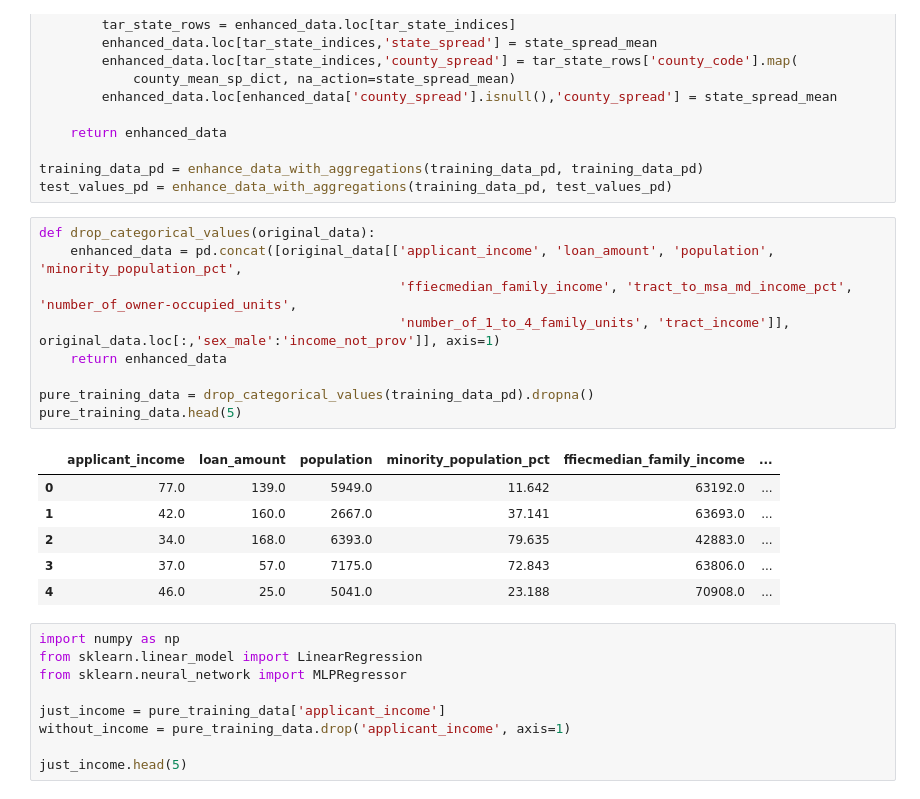
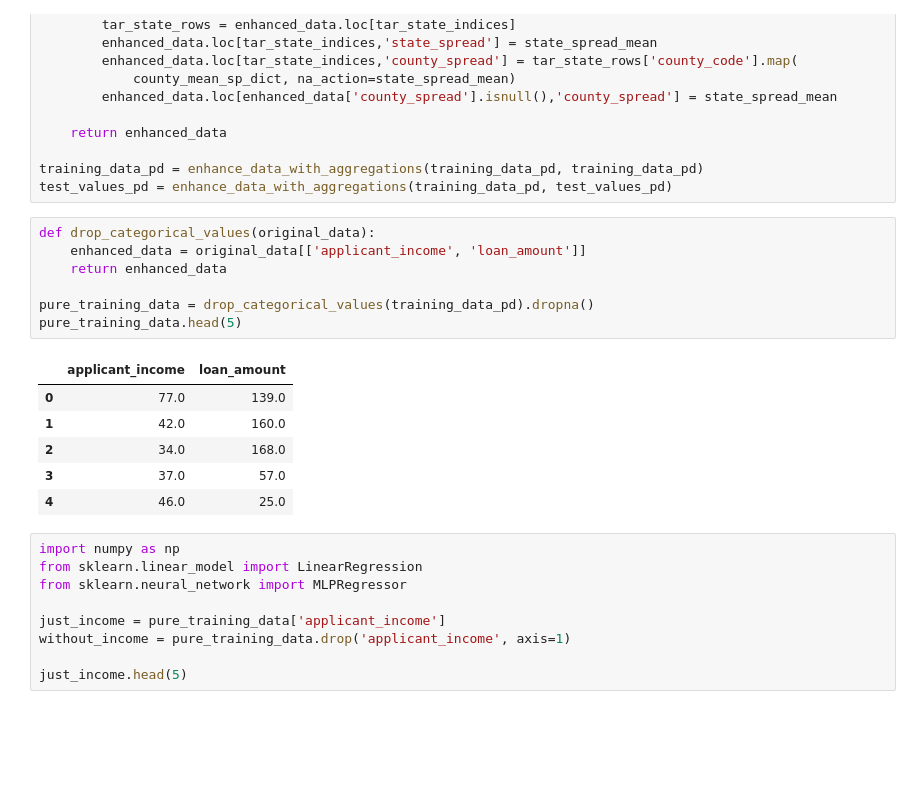
Before and after one commit to Alyxion/MPPDataScience, a Jupyter notebook: notebooks/MPPDataScience_1_Insights.ipynb, the cells around one changed output. Drawn from its saved outputs; the diff is of its cells as text; blank space fills up the shorter version.

```diff
--- a/notebooks/MPPDataScience_1_Insights.ipynb
+++ b/notebooks/MPPDataScience_1_Insights.ipynb
@@ -540,20 +540,18 @@ training_data_pd = enhance_data_with_aggregations(training_data_pd, training_dat
 test_values_pd = enhance_data_with_aggregations(training_data_pd, test_values_pd)
 # %%
 def drop_categorical_values(original_data):
-    enhanced_data = pd.concat([original_data[['applicant_income', 'loan_amount', 'population', 'minority_population_pct',
-                                              'ffiecmedian_family_income', 'tract_to_msa_md_income_pct', 'number_of_owner-occupied_units',
-                                              'number_of_1_to_4_family_units', 'tract_income']], original_data.loc[:,'sex_male':'income_not_prov']], axis=1)
+    enhanced_data = original_data[['applicant_income', 'loan_amount']]
     return enhanced_data
 
 pure_training_data = drop_categorical_values(training_data_pd).dropna()
 pure_training_data.head(5)
 # %% [output]
-|  | applicant_income | loan_amount | population | minority_population_pct | ffiecmedian_family_income | ... |
-| 0 | 77.0 | 139.0 | 5949.0 | 11.642 | 63192.0 | ... |
-| 1 | 42.0 | 160.0 | 2667.0 | 37.141 | 63693.0 | ... |
-| 2 | 34.0 | 168.0 | 6393.0 | 79.635 | 42883.0 | ... |
-| 3 | 37.0 | 57.0 | 7175.0 | 72.843 | 63806.0 | ... |
-| 4 | 46.0 | 25.0 | 5041.0 | 23.188 | 70908.0 | ... |
+|  | applicant_income | loan_amount |
+| 0 | 77.0 | 139.0 |
+| 1 | 42.0 | 160.0 |
+| 2 | 34.0 | 168.0 |
+| 3 | 37.0 | 57.0 |
+| 4 | 46.0 | 25.0 |
 # %%
 import numpy as np
 from sklearn.linear_model import LinearRegression
```
Also changed, not shown: parts of 17 cells of this notebook.
